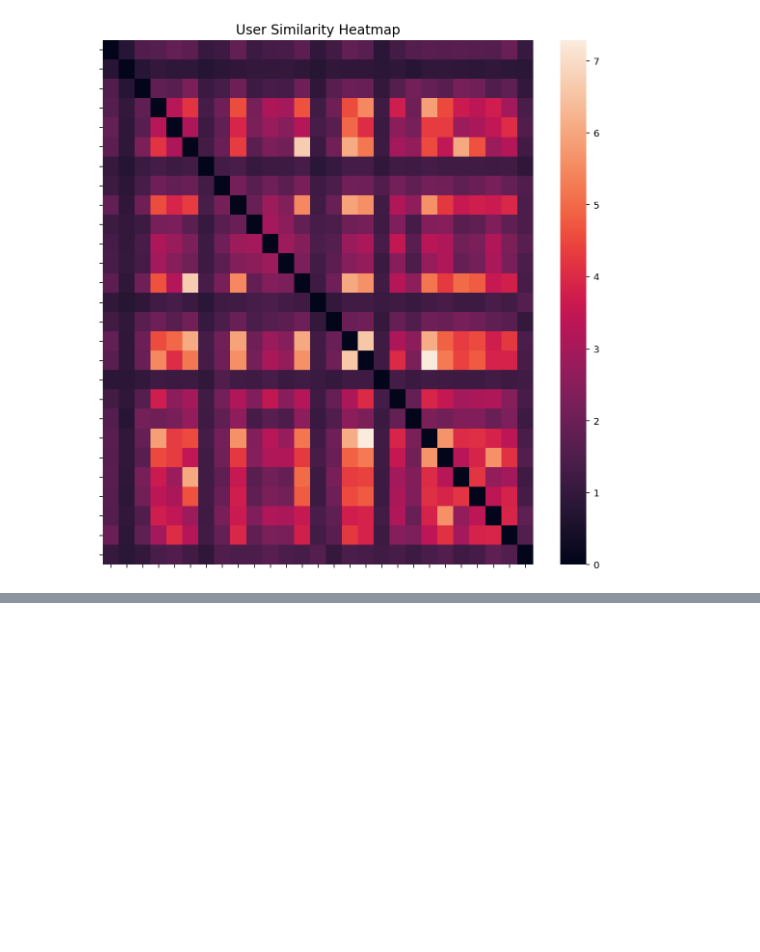
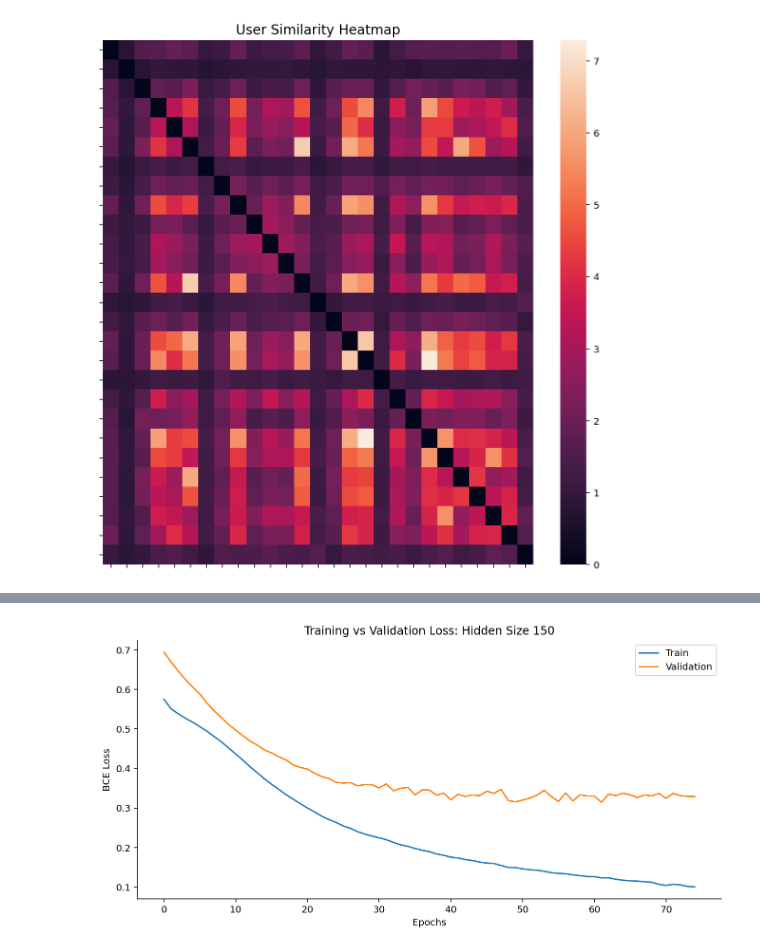
Before and after one commit to martiheit/ayyo_user_similarity, a Jupyter notebook: final.ipynb, the cells around one changed output, grey strips where cells are left out. Cells and saved outputs as stored; diff of their text form; code cells hidden in the pictures; blank space fills up the shorter version.

```diff
--- a/final.ipynb
+++ b/final.ipynb
@@ -413,0 +638,26 @@ $$\text {similarity score = }\frac 1 {\lVert \vec u_i - \vec u_j \rVert}$$
+# %%
+from tqdm.notebook import tqdm
+
+def train_model(model, train_dl, valid_dl, optimizer, lossFun, num_epochs = 20):
+
+    train_losses = []
+    val_losses = []
+    for epoch in tqdm(range(num_epochs)):
+        print('Epoch: ', epoch)
+
+        loss = one_pass(model, train_dl, optimizer, lossFun)
+        train_losses.append(loss)
+        print('Train Loss: ', loss)
+
+        loss = one_pass(model, valid_dl, optimizer, lossFun, backwards=False)
+        val_losses.append(loss)
+        print('Validation Loss: ', loss)
+
+        if epoch % 5 == 0:
+            acc, prec, recall = one_pass_metrics(model, train_dl)
+            print('Train Accuracy: ', acc, 'Train Precision: ', prec,'Train Recall: ', recall)
+
+            acc, prec, recall = one_pass_metrics(model, valid_dl)
+            print('Val Accuracy: ', acc, 'Val Precision: ', prec,'Val Recall: ', recall)
+
+    return train_losses, val_losses
@@ -413,0 +763,7 @@ $$\text {similarity score = }\frac 1 {\lVert \vec u_i - \vec u_j \rVert}$$
+# %%
+Spotify_model = Song_Pred_NN(150)
+
+# feeds outputs through a sigmoid before computing BCE Loss
+lossFun = nn.BCEWithLogitsLoss()
+optimizer = optim.Adam(Spotify_model.parameters(), lr = 0.001)
+train_loss, val_loss = train_model(Spotify_model, train_dl, valid_dl, optimizer, lossFun, num_epochs=75)
@@ -413,0 +788,13 @@ $$\text {similarity score = }\frac 1 {\lVert \vec u_i - \vec u_j \rVert}$$
+# %%
+fig, ax = plt.subplots(figsize=(11,5))
+ax.plot(train_loss, label = 'Train')
+ax.plot(val_loss, label = 'Validation')
+ax.set_title('Training vs Validation Loss: Hidden Size 150')
+ax.spines.right.set_visible(False)
+ax.spines.top.set_visible(False)
+ax.set_xlabel('Epochs')
+ax.set_ylabel('BCE Loss')
+ax.legend()
+plt.show()
+# %% [output]
+[figure, added]
```
Also changed, not shown: parts of 103 cells of this notebook, 4 other files.
